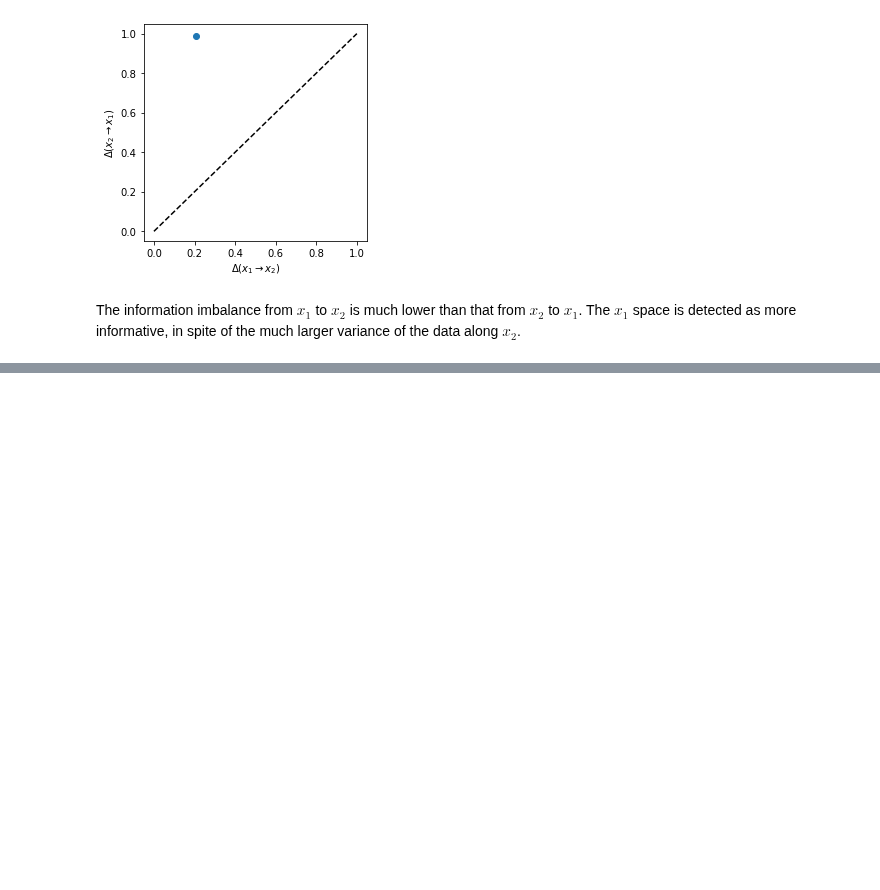
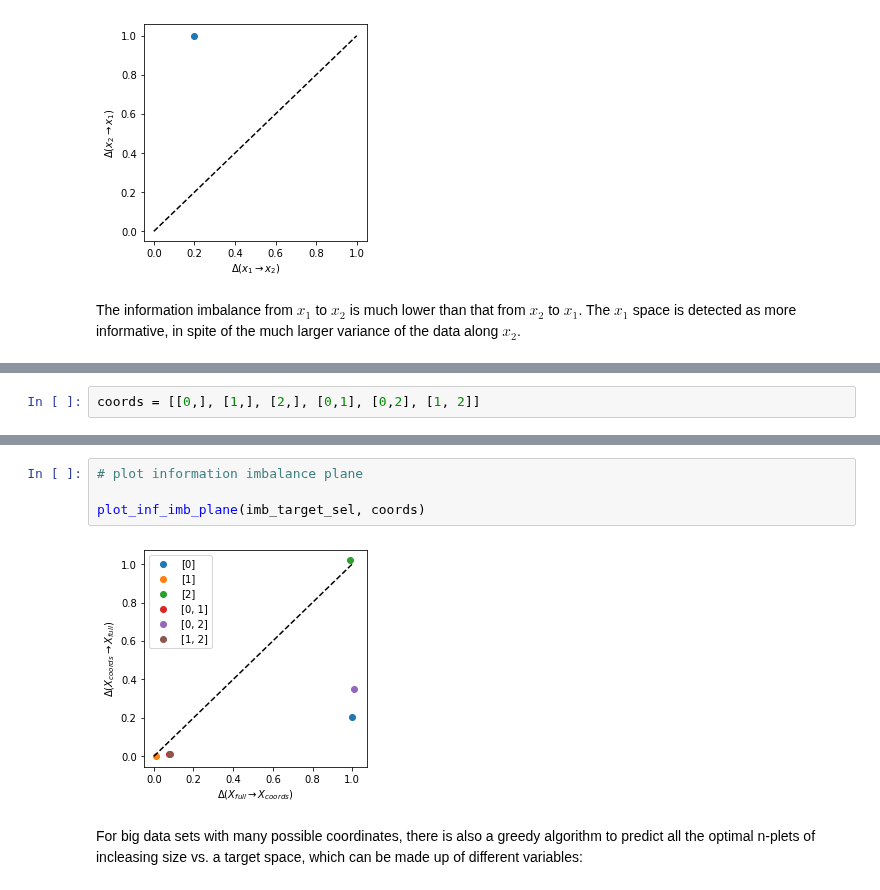
Before and after one commit to sissa-data-science/DADApy, a Jupyter notebook: examples/notebook_on_information_imbalance.ipynb, the cells around one changed output, grey strips where cells are left out. Cells and saved outputs as stored; diff of their text form; blank space fills up the shorter version.

```diff
--- a/examples/notebook_on_information_imbalance.ipynb
+++ b/examples/notebook_on_information_imbalance.ipynb
@@ -199,0 +346,2 @@ The information imbalance from $x_1$ to $x_2$ is much lower than that from $x_2$
+# %%
+coords = [[0,], [1,], [2,], [0,1], [0,2], [1, 2]]
@@ -199,0 +360,8 @@ The information imbalance from $x_1$ to $x_2$ is much lower than that from $x_2$
+# %%
+# plot information imbalance plane
+
+plot_inf_imb_plane(imb_target_sel, coords)
+# %% [output]
+[figure, added]
+# %% [markdown]
+For big data sets with many possible coordinates, there is also a greedy algorithm to predict all the optimal n-plets of incleasing size vs. a target space, which can be made up of different variables:
```
Also changed, not shown: parts of 44 cells of this notebook.
